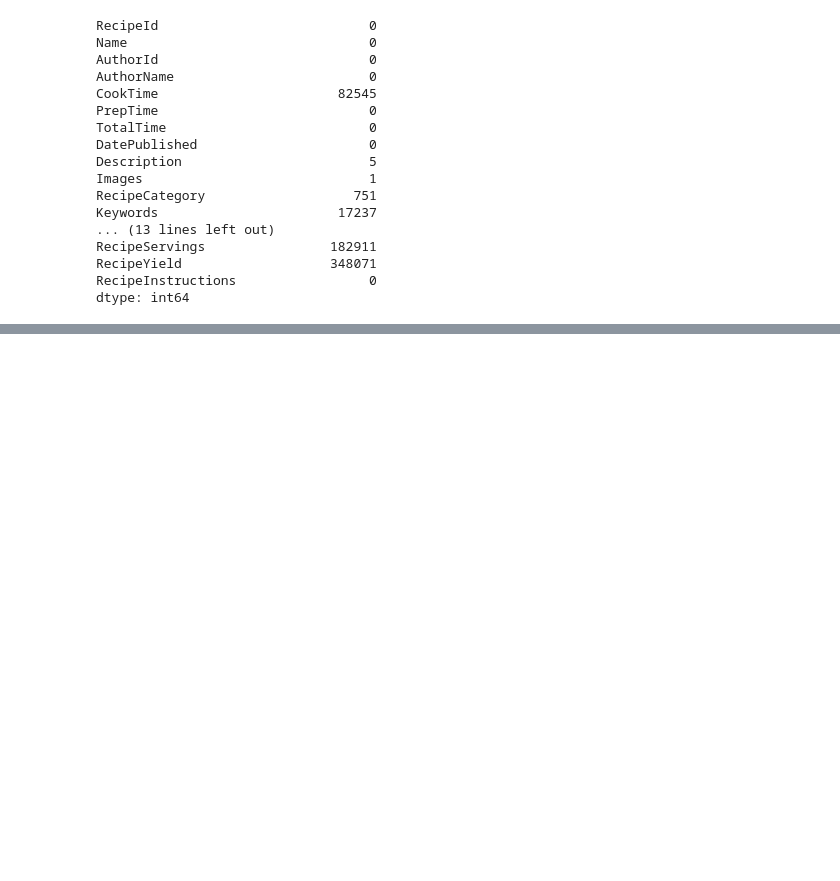
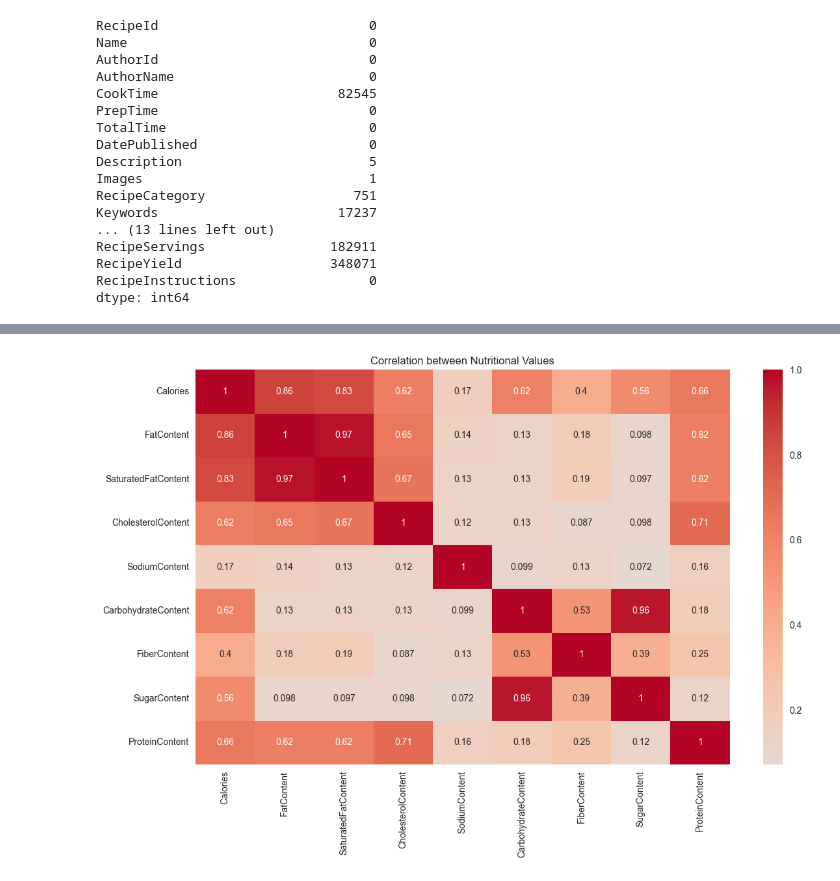
Before and after one commit to MinhasAlungal/culinary_compass, a Jupyter notebook: notebooks/food_recipes_EDA.ipynb, the cells around one changed output, grey strips where cells are left out. Saved outputs shown, nothing was run; the diff lists cells and outputs as text; code cells hidden in the pictures; blank space fills up the shorter version.

Commit message:
initial visualization of recipe dataset

```diff
--- a/notebooks/food_recipes_EDA.ipynb
+++ b/notebooks/food_recipes_EDA.ipynb
@@ -62,0 +71,7 @@ dtype: int64
+# %%
+# Set display options
+pd.set_option('display.max_columns', None)
+plt.style.use('seaborn')
+# %%
+# Load the data
+df = pd.read_csv('../data/recipes.csv')
@@ -62,0 +133,4 @@ dtype: int64
+# %%
+nutritional_cols = ['Calories', 'FatContent', 'SaturatedFatContent',
+                   'CholesterolContent', 'SodiumContent', 'CarbohydrateContent',
+                   'FiberContent', 'SugarContent', 'ProteinContent']
@@ -62,0 +159,9 @@ dtype: int64
+# %%
+# correlation heatmap for nutritional values
+plt.figure(figsize=(12, 8))
+sns.heatmap(df[nutritional_cols].corr(), annot=True, cmap='coolwarm', center=0)
+plt.title('Correlation between Nutritional Values')
+plt.tight_layout()
+plt.show()
+# %% [output]
+[figure, added]
```
Also changed, not shown: parts of 20 cells of this notebook.
